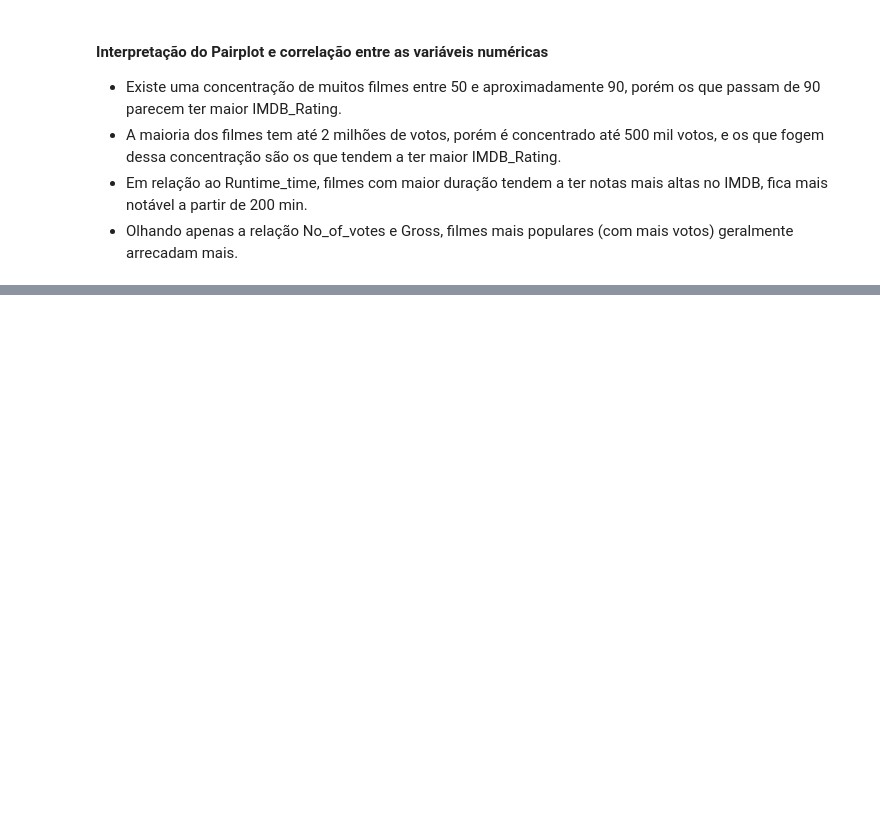
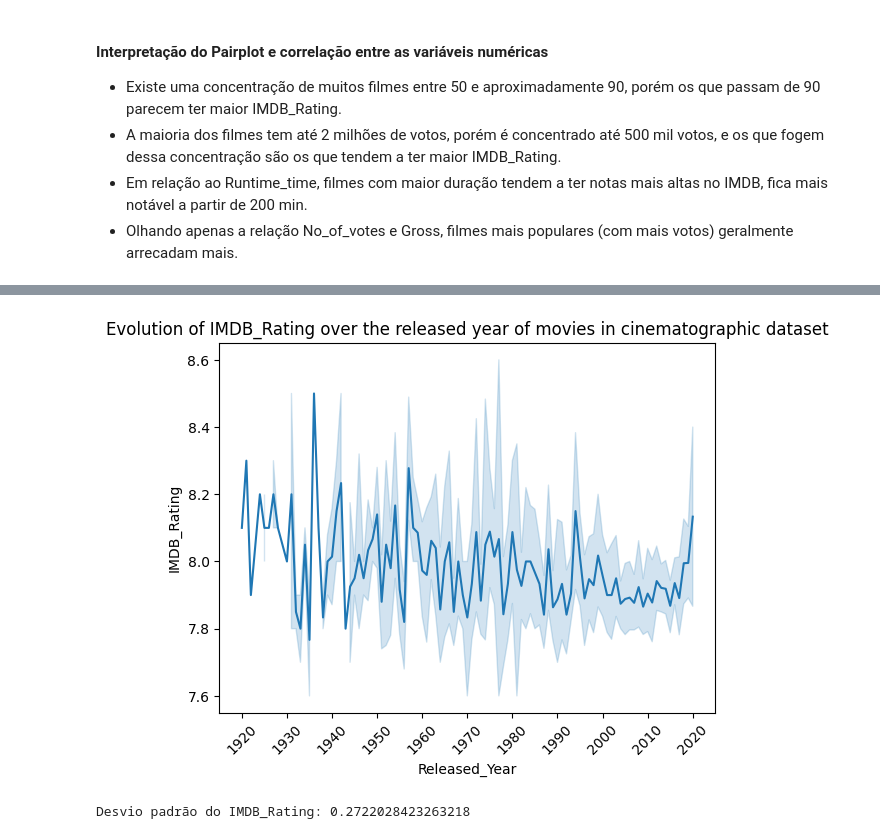
Before and after one commit to nevidomyyb/LH_CD_PEDRO_HENRIQUE_BARBOSA_DA_CUNHA, a Jupyter notebook: challenge.ipynb, the cells around one changed output, grey strips where cells are left out. Cells and saved outputs as stored; diff of their text form; code cells hidden in the pictures; blank space fills up the shorter version.

```diff
--- a/challenge.ipynb
+++ b/challenge.ipynb
@@ -112,3 +136,16 @@ plt.show()
+# %%
+sns.lineplot(
+    data=dataset, x='Released_Year', y='IMDB_Rating',
+    errorbar=('ci')
+)
+plt.xticks(np.arange(dataset['Released_Year'].min(), dataset['Released_Year'].max()+1, 10), rotation=45)
+plt.title('Evolution of IMDB_Rating over the released year of movies in cinematographic dataset')
+plt.show()
+
+print(f"Desvio padrão do IMDB_Rating: {dataset['IMDB_Rating'].std()}")
+# %% [output]
+[figure, added]
+Desvio padrão do IMDB_Rating: 0.2722028423263218
 # %% [markdown]
 #### Aplicando teste ANOVA
 
```
Also changed, not shown: parts of 16 cells of this notebook.
